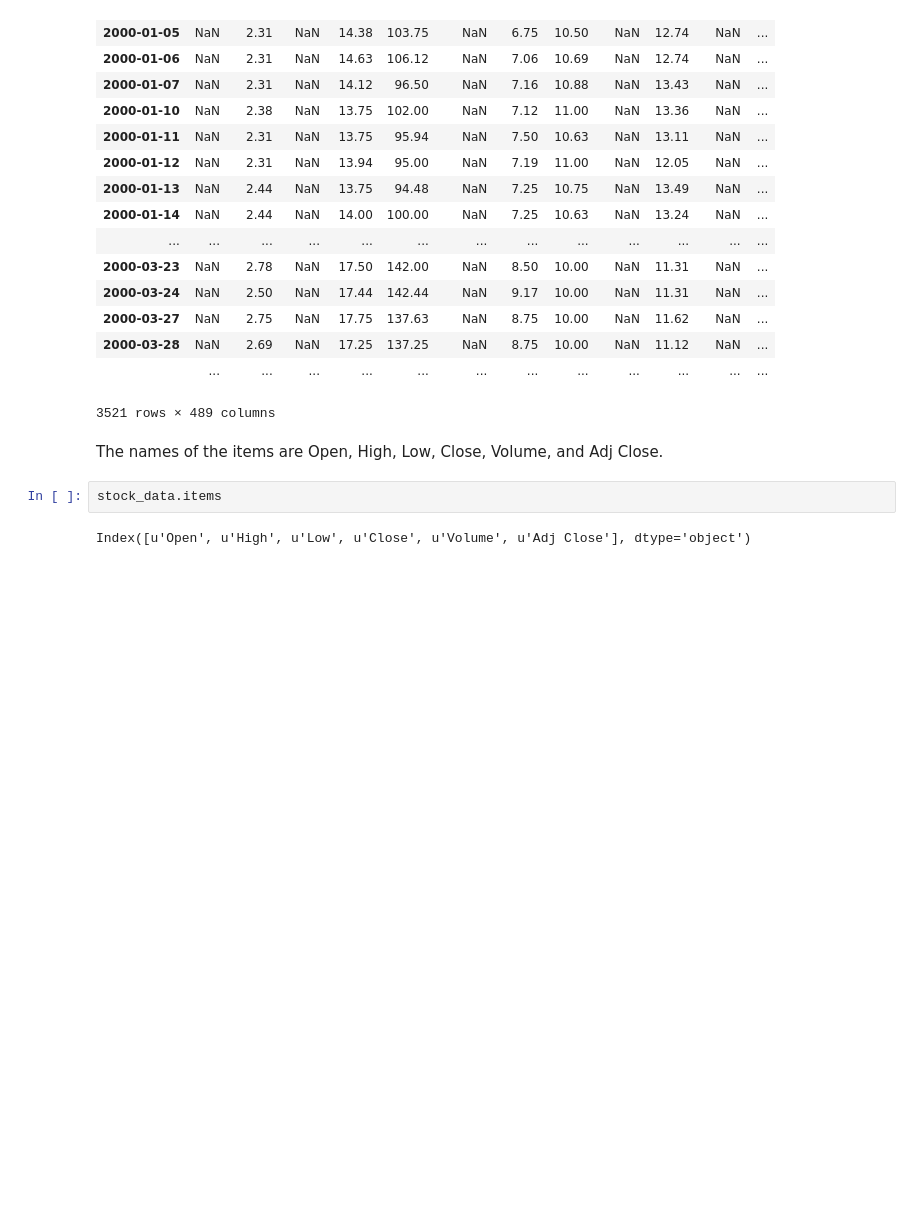
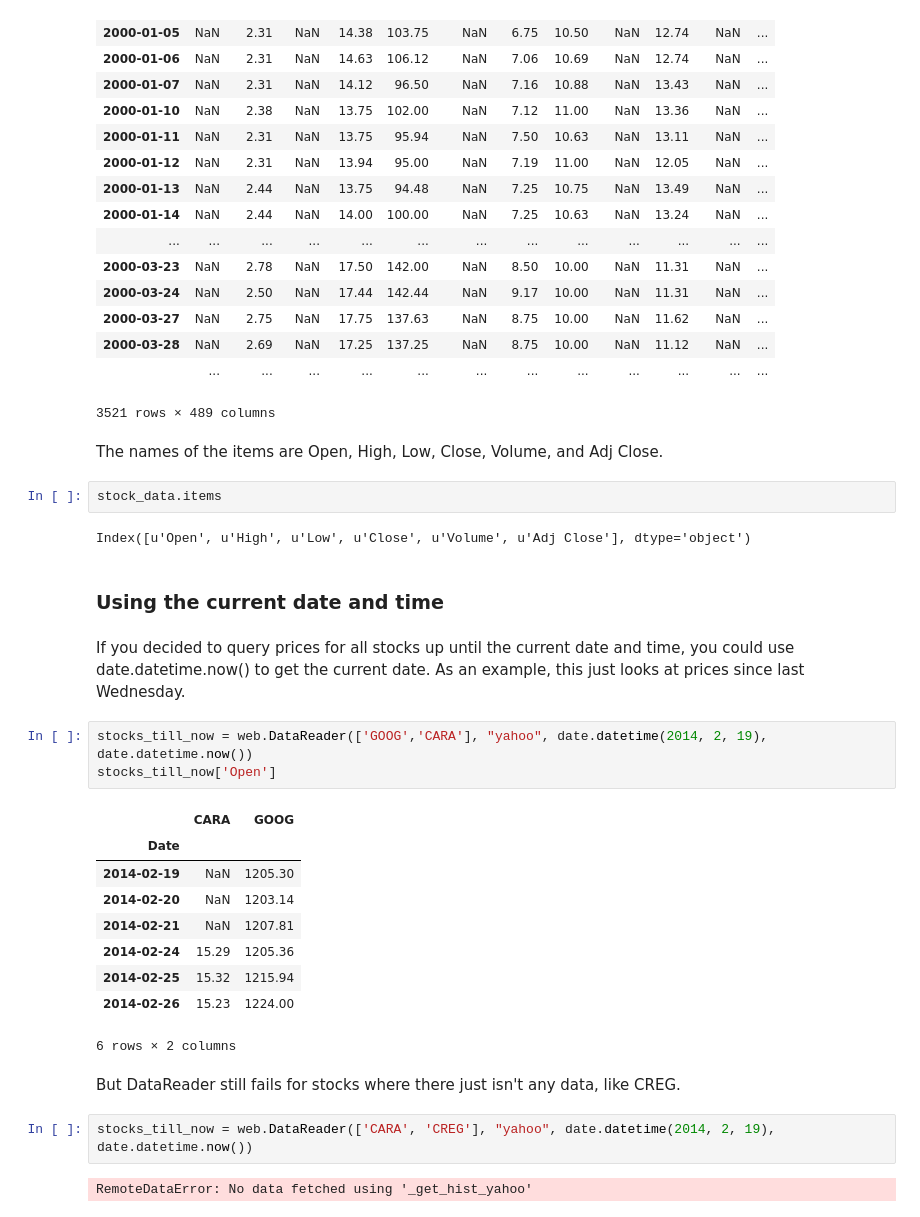
Before and after one commit to cho-stat/Stat-222-Projects, a Jupyter notebook: QueryingYahooHistoricalData.ipynb, the cells around one changed output. Saved outputs shown, nothing was run; the diff lists cells and outputs as text; blank space fills up the shorter version.

```diff
--- a/QueryingYahooHistoricalData.ipynb
+++ b/QueryingYahooHistoricalData.ipynb
@@ -208,3 +219,26 @@ The names of the items are Open, High, Low, Close, Volume, and Adj Close.
 stock_data.items
 # %% [output]
 Index([u'Open', u'High', u'Low', u'Close', u'Volume', u'Adj Close'], dtype='object')
+# %% [markdown]
+### Using the current date and time
+# %% [markdown]
+If you decided to query prices for all stocks up until the current date and time, you could use date.datetime.now() to get the current date. As an example, this just looks at prices since last Wednesday.
+# %%
+stocks_till_now = web.DataReader(['GOOG','CARA'], "yahoo", date.datetime(2014, 2, 19), date.datetime.now())
+stocks_till_now['Open']
+# %% [output]
+|  | CARA | GOOG |
+| Date |  |  |
+| 2014-02-19 | NaN | 1205.30 |
+| 2014-02-20 | NaN | 1203.14 |
+| 2014-02-21 | NaN | 1207.81 |
+| 2014-02-24 | 15.29 | 1205.36 |
+| 2014-02-25 | 15.32 | 1215.94 |
+| 2014-02-26 | 15.23 | 1224.00 |
+6 rows × 2 columns
+# %% [markdown]
+But DataReader still fails for stocks where there just isn't any data, like CREG.
+# %%
+stocks_till_now = web.DataReader(['CARA', 'CREG'], "yahoo", date.datetime(2014, 2, 19), date.datetime.now())
+# %% [output]
+RemoteDataError: No data fetched using '_get_hist_yahoo'
```
Also changed, not shown: parts of 13 cells of this notebook.
